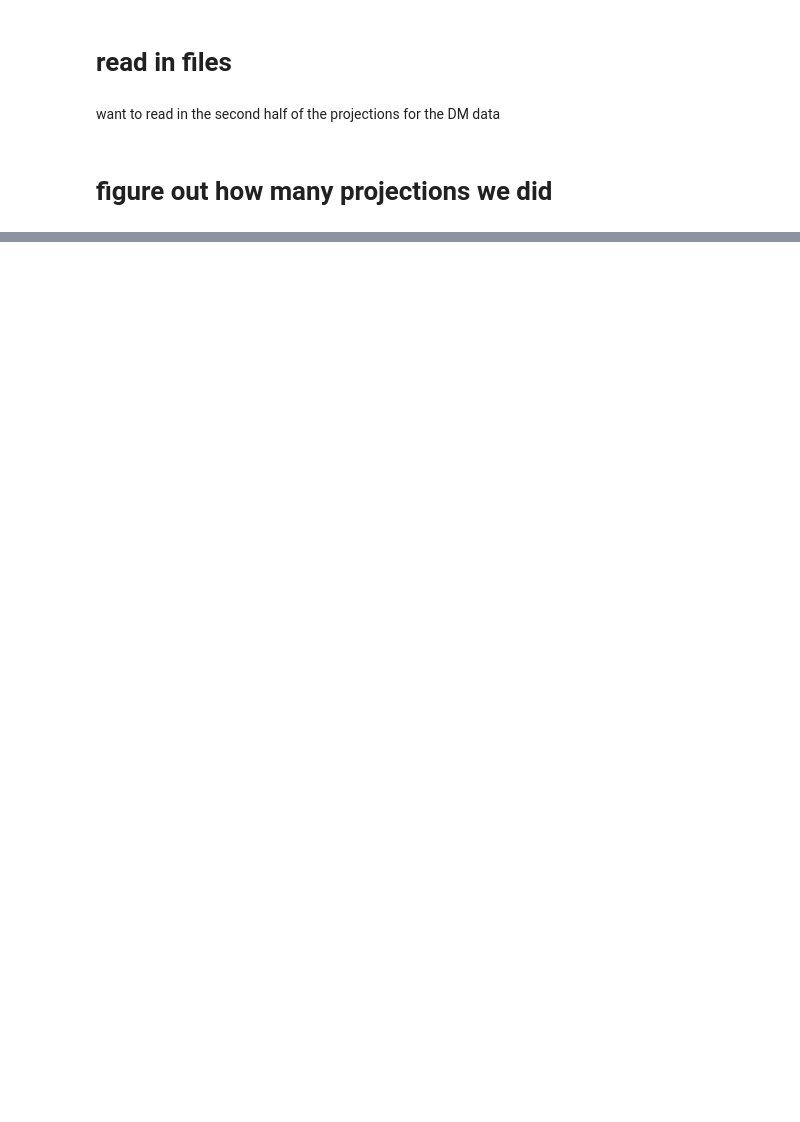
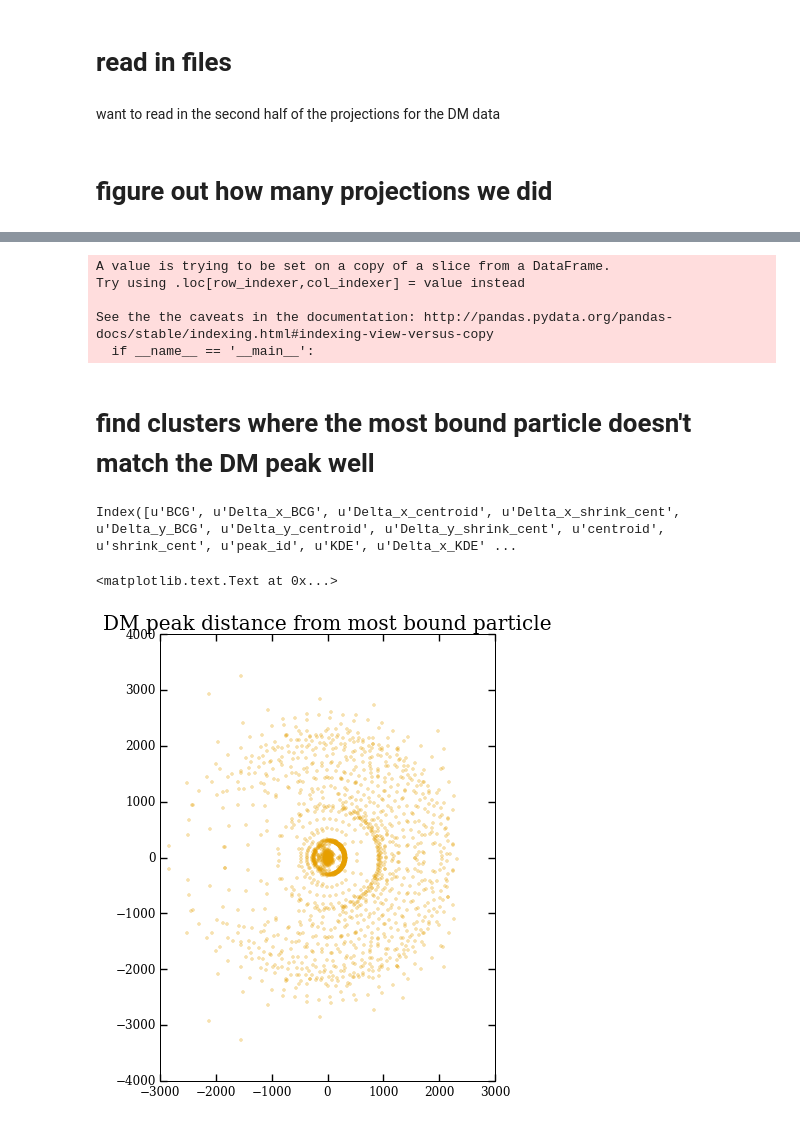
Before and after one commit to karenyyng/galaxy_DM_offset, a Jupyter notebook: code/analyses/match_offset_and_save_to_uber_df.ipynb, the cells around one changed output, grey strips where cells are left out. Cells and saved outputs as stored; diff of their text form; code cells hidden in the pictures; blank space fills up the shorter version.

```diff
--- a/code/analyses/match_offset_and_save_to_uber_df.ipynb
+++ b/code/analyses/match_offset_and_save_to_uber_df.ipynb
@@ -124,0 +80,2 @@ uber_df_proj.to_hdf('../../data/uber_df_{0}.h5'.format(date_stamp),
+# %%
+uber_proj_df = pd.concat(uber_df_list)
@@ -124,0 +93,4 @@ uber_df_proj.to_hdf('../../data/uber_df_{0}.h5'.format(date_stamp),
+# %%
+gpby = uber_proj_df.groupby(['peak_id', 'bin_width'])
+# %%
+primary_peak_df = gpby.get_group((0, 25.))
@@ -124,0 +99,8 @@ uber_df_proj.to_hdf('../../data/uber_df_{0}.h5'.format(date_stamp),
+# %%
+primary_peak_df['clstNo'] = primary_peak_df.index
+# %% [output]
+A value is trying to be set on a copy of a slice from a DataFrame.
+Try using .loc[row_indexer,col_indexer] = value instead
+
+See the the caveats in the documentation: http://pandas.pydata.org/pandas-docs/stable/indexing.html#indexing-view-versus-copy
+  if __name__ == '__main__':
@@ -124,0 +109,14 @@ uber_df_proj.to_hdf('../../data/uber_df_{0}.h5'.format(date_stamp),
+# %% [markdown]
+# find clusters where the most bound particle doesn't match the DM peak well
+# %%
+primary_peak_df.keys()
+# %% [output]
+Index([u'BCG', u'Delta_x_BCG', u'Delta_x_centroid', u'Delta_x_shrink_cent', u'Delta_y_BCG', u'Delta_y_centroid', u'Delta_y_shrink_cent', u'centroid', u'shrink_cent', u'peak_id', u'KDE', u'Delta_x_KDE' ...
+# %%
+plt.axes().set_aspect('equal')
+plt.plot(primary_peak_df['matched_DM_peak_x'],
+         primary_peak_df['matched_DM_peak_y'], '.', alpha=0.3)
+plt.title('DM peak distance from most bound particle')
+# %% [output]
+<matplotlib.text.Text at 0x...>
+[figure, added]
```
Also changed, not shown: parts of 22 cells of this notebook, 2 other files.
